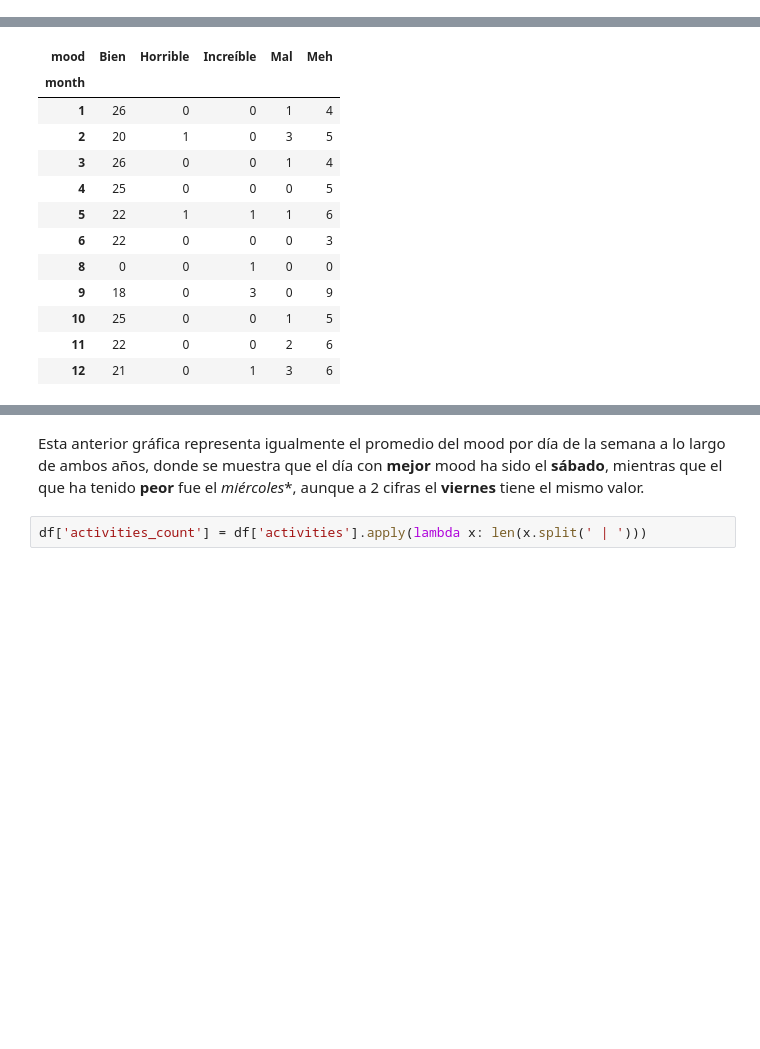
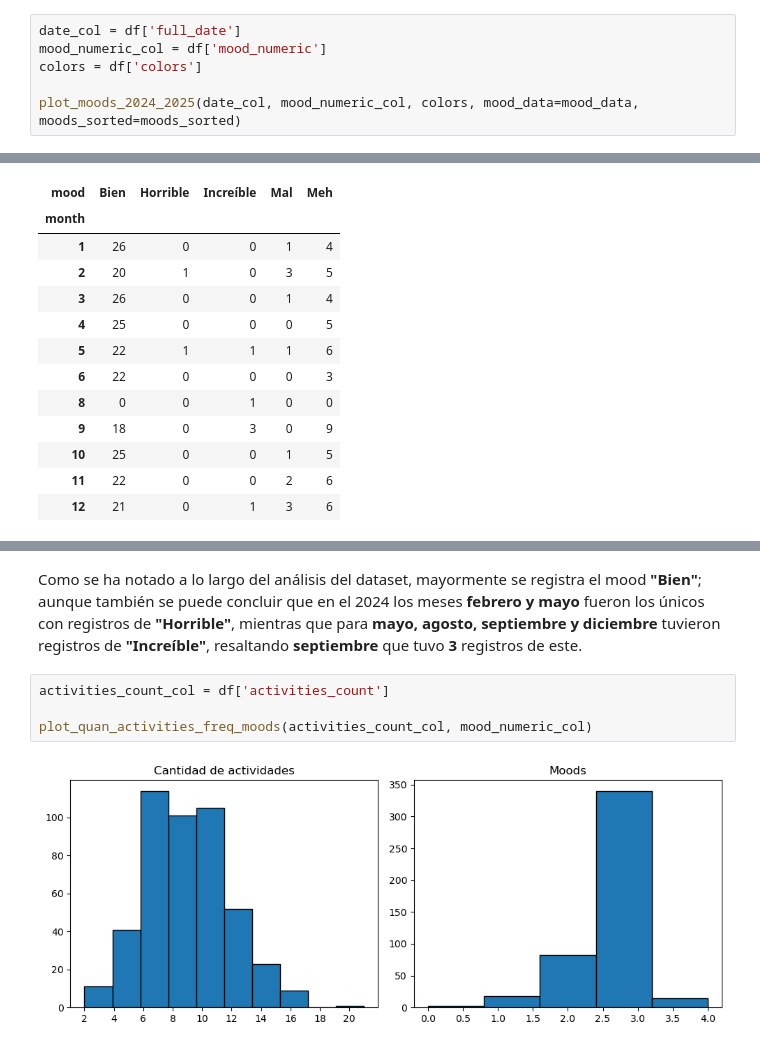
Before and after one commit to IsaiJesus/Feelings, a Jupyter notebook: notebooks/01_eda_preprocessing.ipynb, the cells around one changed output, grey strips where cells are left out. Drawn from its saved outputs; the diff is of its cells as text; blank space fills up the shorter version.

Commit message:
finish eda preprocessing original dataset

```diff
--- a/notebooks/01_eda_preprocessing.ipynb
+++ b/notebooks/01_eda_preprocessing.ipynb
@@ -261,0 +176,6 @@ plt.show()
+# %%
+date_col = df['full_date']
+mood_numeric_col = df['mood_numeric']
+colors = df['colors']
+
+plot_moods_2024_2025(date_col, mood_numeric_col, colors, mood_data=mood_data, moods_sorted=moods_sorted)
@@ -354,4 +273,8 @@ plt.show()
-# %% [markdown]
-Esta anterior gráfica representa igualmente el promedio del mood por día de la semana a lo largo de ambos años, donde se muestra que el día con **mejor** mood ha sido el **sábado**, mientras que el que ha tenido **peor** fue el *miércoles**, aunque a 2 cifras el **viernes** tiene el mismo valor.
-# %%
-df['activities_count'] = df['activities'].apply(lambda x: len(x.split(' | ')))
+# %% [markdown]
+Como se ha notado a lo largo del análisis del dataset, mayormente se registra el mood **"Bien"**; aunque también se puede concluir que en el 2024 los meses **febrero y mayo** fueron los únicos con registros de **"Horrible"**, mientras que para **mayo, agosto, septiembre y diciembre** tuvieron registros de **"Increíble"**, resaltando **septiembre** que tuvo **3** registros de este.
+# %%
+activities_count_col = df['activities_count']
+
+plot_quan_activities_freq_moods(activities_count_col, mood_numeric_col)
+# %% [output]
+[figure, added]
```
Also changed, not shown: parts of 78 cells of this notebook, 4 other files.
